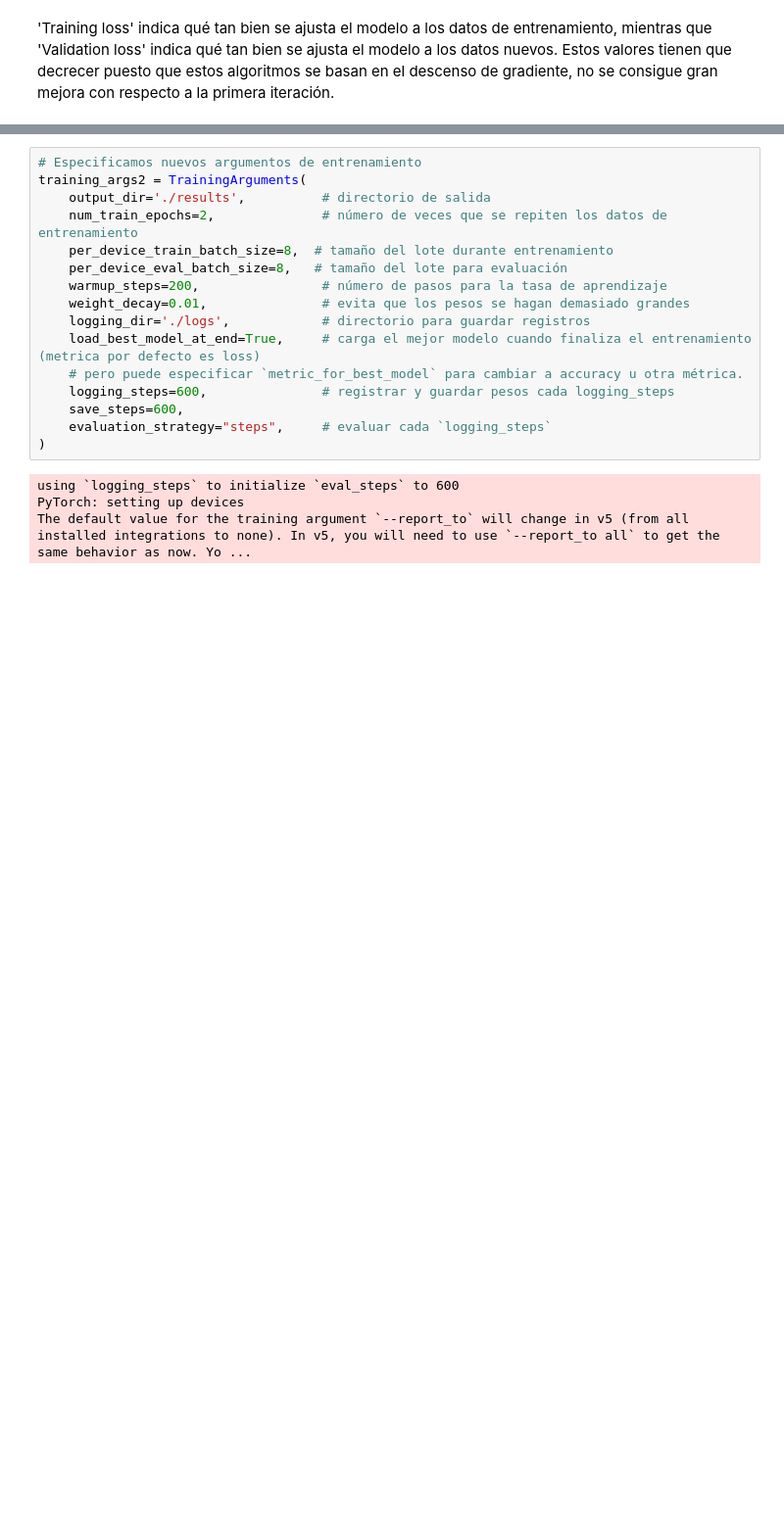
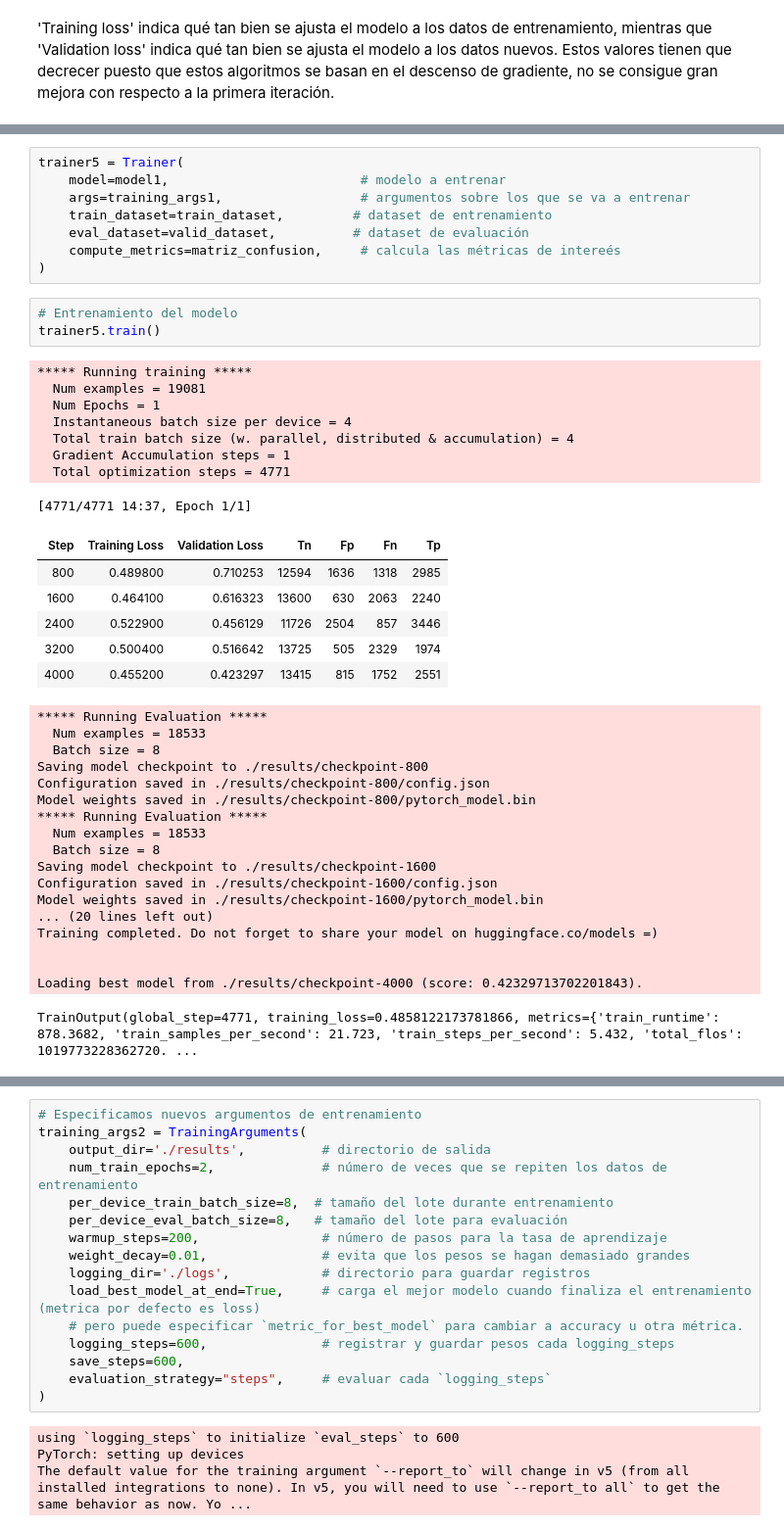
Before and after one commit to VegaMorenoAna/Prueba-Newtral, a Jupyter notebook: AnaVegaMorenoPruebaNewtral.ipynb, the cells around one changed output, grey strips where cells are left out. Shown at 98% size. Cells and saved outputs as stored; diff of their text form; blank space fills up the shorter version.

```diff
--- a/AnaVegaMorenoPruebaNewtral.ipynb
+++ b/AnaVegaMorenoPruebaNewtral.ipynb
@@ -408,2 +430,46 @@ En este caso hemos obtenido con el mejor modelo:
 
 Vemos que no son valores extremadamente bajos, pero tampoco son altos, por lo que nuestro modelo no está pudiendo clasificar la clase tan bien como desearíamos.
+# %%
+trainer5 = Trainer(
+    model=model1,                         # modelo a entrenar
+    args=training_args1,                  # argumentos sobre los que se va a entrenar
+    train_dataset=train_dataset,         # dataset de entrenamiento
+    eval_dataset=valid_dataset,          # dataset de evaluación
+    compute_metrics=matriz_confusion,     # calcula las métricas de intereés
+)
+# %%
+# Entrenamiento del modelo
+trainer5.train()
+# %% [output]
+***** Running training *****
+  Num examples = 19081
+  Num Epochs = 1
+  Instantaneous batch size per device = 4
+  Total train batch size (w. parallel, distributed & accumulation) = 4
+  Gradient Accumulation steps = 1
+  Total optimization steps = 4771
+[4771/4771 14:37, Epoch 1/1]
+| Step | Training Loss | Validation Loss | Tn | Fp | Fn | Tp |
+| 800 | 0.489800 | 0.710253 | 12594 | 1636 | 1318 | 2985 |
+| 1600 | 0.464100 | 0.616323 | 13600 | 630 | 2063 | 2240 |
+| 2400 | 0.522900 | 0.456129 | 11726 | 2504 | 857 | 3446 |
+| 3200 | 0.500400 | 0.516642 | 13725 | 505 | 2329 | 1974 |
+| 4000 | 0.455200 | 0.423297 | 13415 | 815 | 1752 | 2551 |
+***** Running Evaluation *****
+  Num examples = 18533
+  Batch size = 8
+Saving model checkpoint to ./results/checkpoint-800
+Configuration saved in ./results/checkpoint-800/config.json
+Model weights saved in ./results/checkpoint-800/pytorch_model.bin
+***** Running Evaluation *****
+  Num examples = 18533
+  Batch size = 8
+Saving model checkpoint to ./results/checkpoint-1600
+Configuration saved in ./results/checkpoint-1600/config.json
+Model weights saved in ./results/checkpoint-1600/pytorch_model.bin
+... (20 lines left out)
+Training completed. Do not forget to share your model on huggingface.co/models =)
+
+
+Loading best model from ./results/checkpoint-4000 (score: 0.42329713702201843).
+TrainOutput(global_step=4771, training_loss=0.4858122173781866, metrics={'train_runtime': 878.3682, 'train_samples_per_second': 21.723, 'train_steps_per_second': 5.432, 'total_flos': 1019773228362720. ...
```
Also changed, not shown: parts of 37 cells of this notebook.
